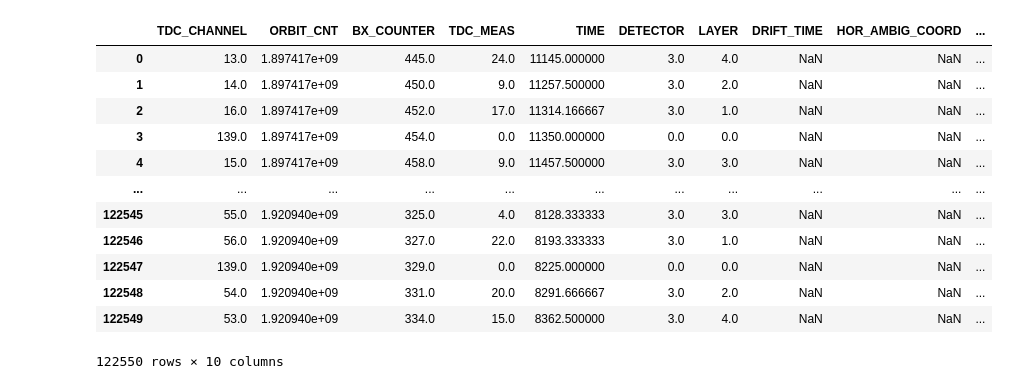
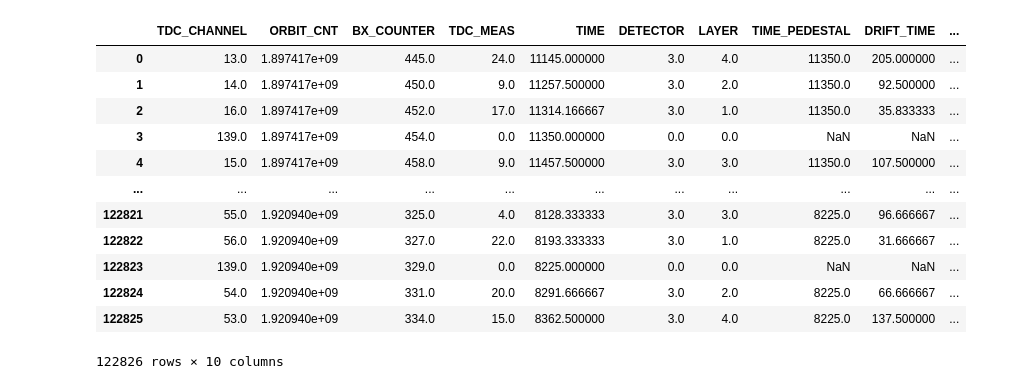
Before and after one commit to samuelelipani/LCP_projects_Y3, a Jupyter notebook: time_pedestal.ipynb, the cells around one changed output. Drawn from its saved outputs; the diff is of its cells as text; code cells hidden in the pictures.

```diff
--- a/time_pedestal.ipynb
+++ b/time_pedestal.ipynb
@@ -59,34 +27,32 @@ df
 # %%
-#non capisco!!
+#ho notato che calcolando direttamente il drift time ci vuole più del doppio del tempo. In questa versione del documento non includo la funzione originale, se serve ce l'ho salvata localmente
 df = dataset.copy()
-df["DRIFT_TIME"] = np.nan
-df["HOR_AMBIG_COORD"] = np.nan
-#display(df)
-#df.dtypes
+df["TIME_PEDESTAL"] = np.nan
 
 def assign_time_pedestal(group) :
-    t0 = group["TIME"][group.DETECTOR == 0] #.astype(float)
-    #print(type(t0))
-    group1 = group#.copy() #è colpa di view vs copy? non sembra
-    group1["TIME_PEDESTAL"] = t0
-    return group1
+    t0 = group["TIME"][group.DETECTOR == 0].values #senza il values non funziona perché lavora con serie anziché con strutture di numpy (non so bene perché le serie non vadano)
+    group["TIME_PEDESTAL"][group.DETECTOR != 0] = t0
+    return group
 
 df = df.groupby(['ORBIT_CNT'],group_keys=False)\
                      .apply(assign_time_pedestal)\
                      .reset_index()\
                      .drop(['index'],axis=1) #niente dropna per non perdere i trigger
+
+df["DRIFT_TIME"] = np.abs(df.TIME.values - df.TIME_PEDESTAL)
+df["HOR_AMBIG_COORD"] = 42/(2*390)*df.DRIFT_TIME
 df
 # %% [output]
-|  | TDC_CHANNEL | ORBIT_CNT | BX_COUNTER | TDC_MEAS | TIME | DETECTOR | LAYER | DRIFT_TIME | HOR_AMBIG_COORD | ... |
-| 0 | 13.0 | 1.897417e+09 | 445.0 | 24.0 | 11145.000000 | 3.0 | 4.0 | NaN | NaN | ... |
-| 1 | 14.0 | 1.897417e+09 | 450.0 | 9.0 | 11257.500000 | 3.0 | 2.0 | NaN | NaN | ... |
-| 2 | 16.0 | 1.897417e+09 | 452.0 | 17.0 | 11314.166667 | 3.0 | 1.0 | NaN | NaN | ... |
+|  | TDC_CHANNEL | ORBIT_CNT | BX_COUNTER | TDC_MEAS | TIME | DETECTOR | LAYER | TIME_PEDESTAL | DRIFT_TIME | ... |
+| 0 | 13.0 | 1.897417e+09 | 445.0 | 24.0 | 11145.000000 | 3.0 | 4.0 | 11350.0 | 205.000000 | ... |
+| 1 | 14.0 | 1.897417e+09 | 450.0 | 9.0 | 11257.500000 | 3.0 | 2.0 | 11350.0 | 92.500000 | ... |
+| 2 | 16.0 | 1.897417e+09 | 452.0 | 17.0 | 11314.166667 | 3.0 | 1.0 | 11350.0 | 35.833333 | ... |
 | 3 | 139.0 | 1.897417e+09 | 454.0 | 0.0 | 11350.000000 | 0.0 | 0.0 | NaN | NaN | ... |
-| 4 | 15.0 | 1.897417e+09 | 458.0 | 9.0 | 11457.500000 | 3.0 | 3.0 | NaN | NaN | ... |
+| 4 | 15.0 | 1.897417e+09 | 458.0 | 9.0 | 11457.500000 | 3.0 | 3.0 | 11350.0 | 107.500000 | ... |
 | ... | ... | ... | ... | ... | ... | ... | ... | ... | ... | ... |
-| 122545 | 55.0 | 1.920940e+09 | 325.0 | 4.0 | 8128.333333 | 3.0 | 3.0 | NaN | NaN | ... |
-| 122546 | 56.0 | 1.920940e+09 | 327.0 | 22.0 | 8193.333333 | 3.0 | 1.0 | NaN | NaN | ... |
-| 122547 | 139.0 | 1.920940e+09 | 329.0 | 0.0 | 8225.000000 | 0.0 | 0.0 | NaN | NaN | ... |
-| 122548 | 54.0 | 1.920940e+09 | 331.0 | 20.0 | 8291.666667 | 3.0 | 2.0 | NaN | NaN | ... |
-| 122549 | 53.0 | 1.920940e+09 | 334.0 | 15.0 | 8362.500000 | 3.0 | 4.0 | NaN | NaN | ... |
+| 122821 | 55.0 | 1.920940e+09 | 325.0 | 4.0 | 8128.333333 | 3.0 | 3.0 | 8225.0 | 96.666667 | ... |
+| 122822 | 56.0 | 1.920940e+09 | 327.0 | 22.0 | 8193.333333 | 3.0 | 1.0 | 8225.0 | 31.666667 | ... |
+| 122823 | 139.0 | 1.920940e+09 | 329.0 | 0.0 | 8225.000000 | 0.0 | 0.0 | NaN | NaN | ... |
+| 122824 | 54.0 | 1.920940e+09 | 331.0 | 20.0 | 8291.666667 | 3.0 | 2.0 | 8225.0 | 66.666667 | ... |
+| 122825 | 53.0 | 1.920940e+09 | 334.0 | 15.0 | 8362.500000 | 3.0 | 4.0 | 8225.0 | 137.500000 | ... |
-122550 rows × 10 columns
+122826 rows × 10 columns
```
Also changed, not shown: parts of 11 cells of this notebook, 2 other files.
